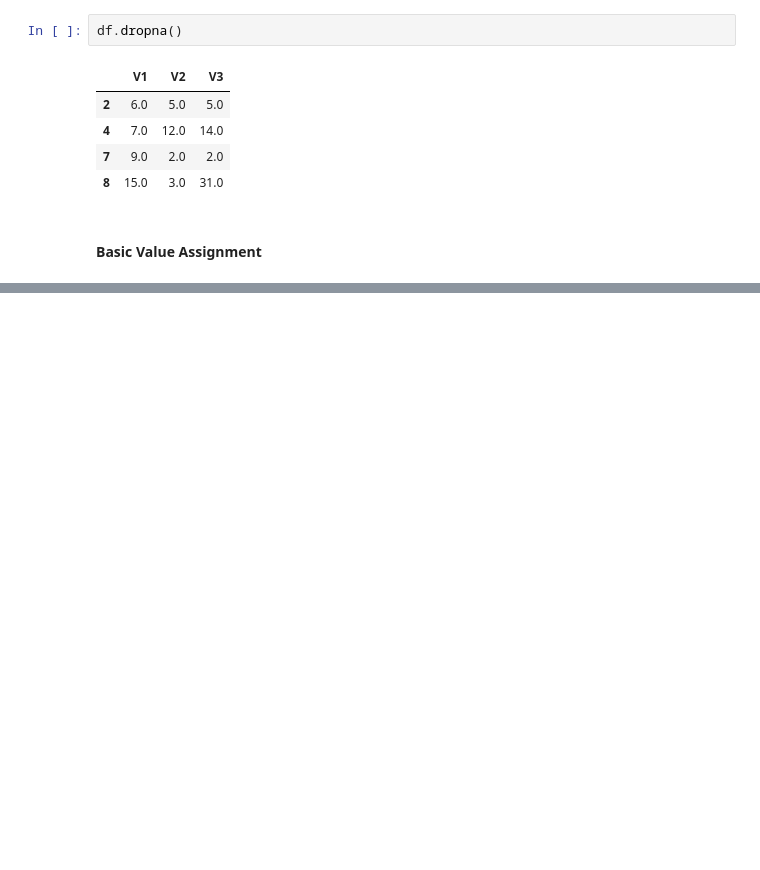
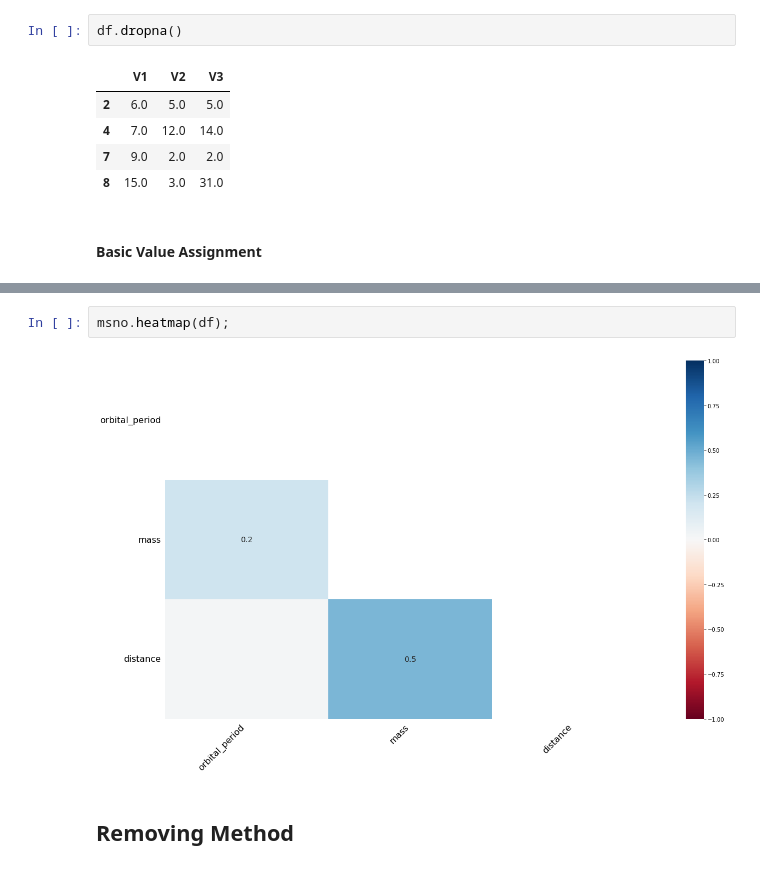
Before and after one commit to urunsiyabend/My-Data-Science-Studies, a Jupyter notebook: Data Preprocessing/04 - Missing Value Analysis.ipynb, the cells around one changed output, grey strips where cells are left out. Cells and saved outputs as stored; diff of their text form; blank space fills up the shorter version.

```diff
--- a/Data Preprocessing/04 - Missing Value Analysis.ipynb
+++ b/Data Preprocessing/04 - Missing Value Analysis.ipynb
@@ -102,0 +201,6 @@ df.dropna()
+# %%
+msno.heatmap(df);
+# %% [output]
+[figure, added]
+# %% [markdown]
+## Removing Method
```
Also changed, not shown: parts of 26 cells of this notebook.
